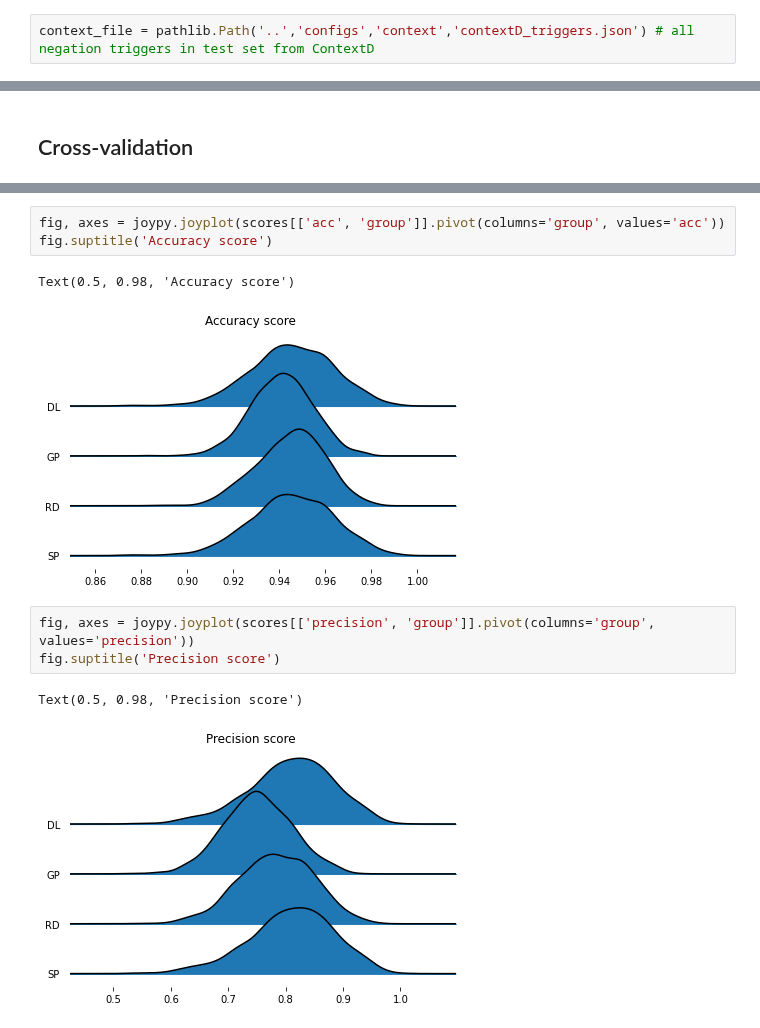
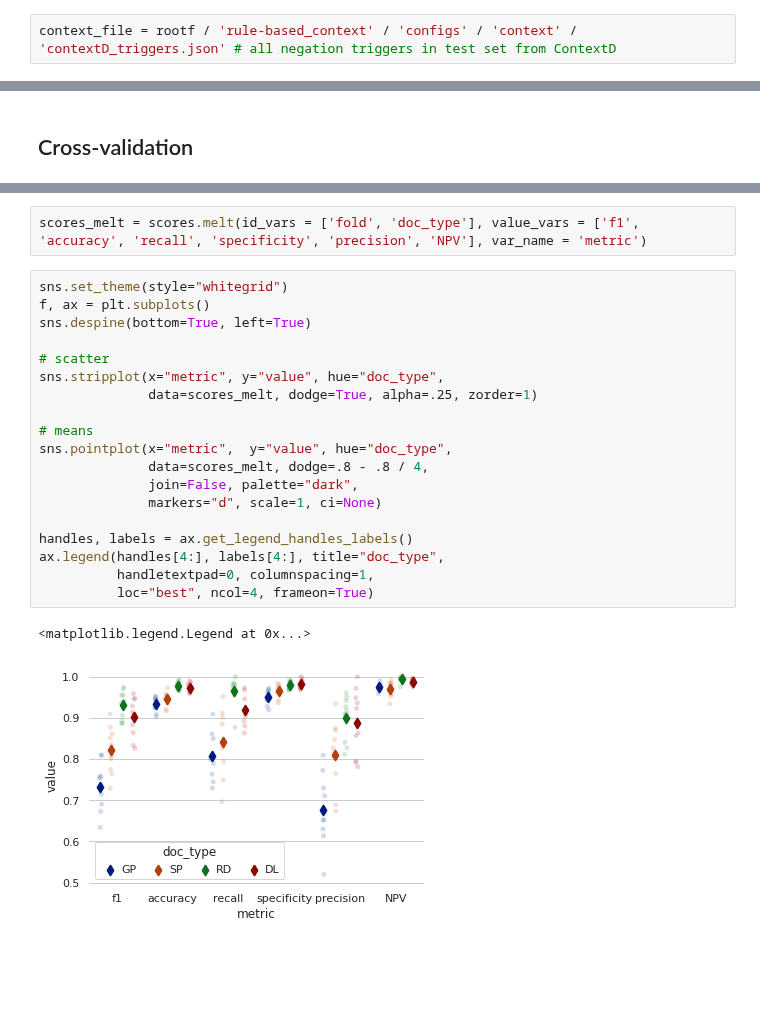
Before and after one commit to umcu/negation-detection, a Jupyter notebook: rule-based_context/notebooks/context.ipynb, the cells around one changed output, grey strips where cells are left out. Drawn from its saved outputs; the diff is of its cells as text; blank space fills up the shorter version.

```diff
--- a/rule-based_context/notebooks/context.ipynb
+++ b/rule-based_context/notebooks/context.ipynb
@@ -45,5 +41,5 @@ docs_file = pathlib.Path('..','..','data', 'EMCDutchClinicalCorpus', 'DCC_docs.p
 preproc_docs = pickle.loads(docs_file.read_bytes())
 # %%
-context_file = pathlib.Path('..','configs','context','contextD_triggers.json') # all negation triggers in test set from ContextD
+context_file = rootf / 'rule-based_context' / 'configs' / 'context' / 'contextD_triggers.json' # all negation triggers in test set from ContextD
 # %%
 context = ConTextComponent(nlp, rules="other", rule_list=str(context_file))
@@ -319,12 +227,24 @@ Text(0.5, 0.98, 'F1 score')
-# %%
-fig, axes = joypy.joyplot(scores[['acc', 'group']].pivot(columns='group', values='acc'))
-fig.suptitle('Accuracy score')
-# %% [output]
-Text(0.5, 0.98, 'Accuracy score')
-[figure, removed]
-# %%
-fig, axes = joypy.joyplot(scores[['precision', 'group']].pivot(columns='group', values='precision'))
-fig.suptitle('Precision score')
-# %% [output]
-Text(0.5, 0.98, 'Precision score')
-[figure, removed]
+# %%
+scores_melt = scores.melt(id_vars = ['fold', 'doc_type'], value_vars = ['f1', 'accuracy', 'recall', 'specificity', 'precision', 'NPV'], var_name = 'metric')
+# %%
+sns.set_theme(style="whitegrid")
+f, ax = plt.subplots()
+sns.despine(bottom=True, left=True)
+
+# scatter
+sns.stripplot(x="metric", y="value", hue="doc_type",
+              data=scores_melt, dodge=True, alpha=.25, zorder=1)
+
+# means
+sns.pointplot(x="metric",  y="value", hue="doc_type",
+              data=scores_melt, dodge=.8 - .8 / 4,
+              join=False, palette="dark",
+              markers="d", scale=1, ci=None)
+
+handles, labels = ax.get_legend_handles_labels()
+ax.legend(handles[4:], labels[4:], title="doc_type",
+          handletextpad=0, columnspacing=1,
+          loc="best", ncol=4, frameon=True)
+# %% [output]
+<matplotlib.legend.Legend at 0x...>
+[figure, added]
```
Also changed, not shown: parts of 27 cells of this notebook, 1 other file.
